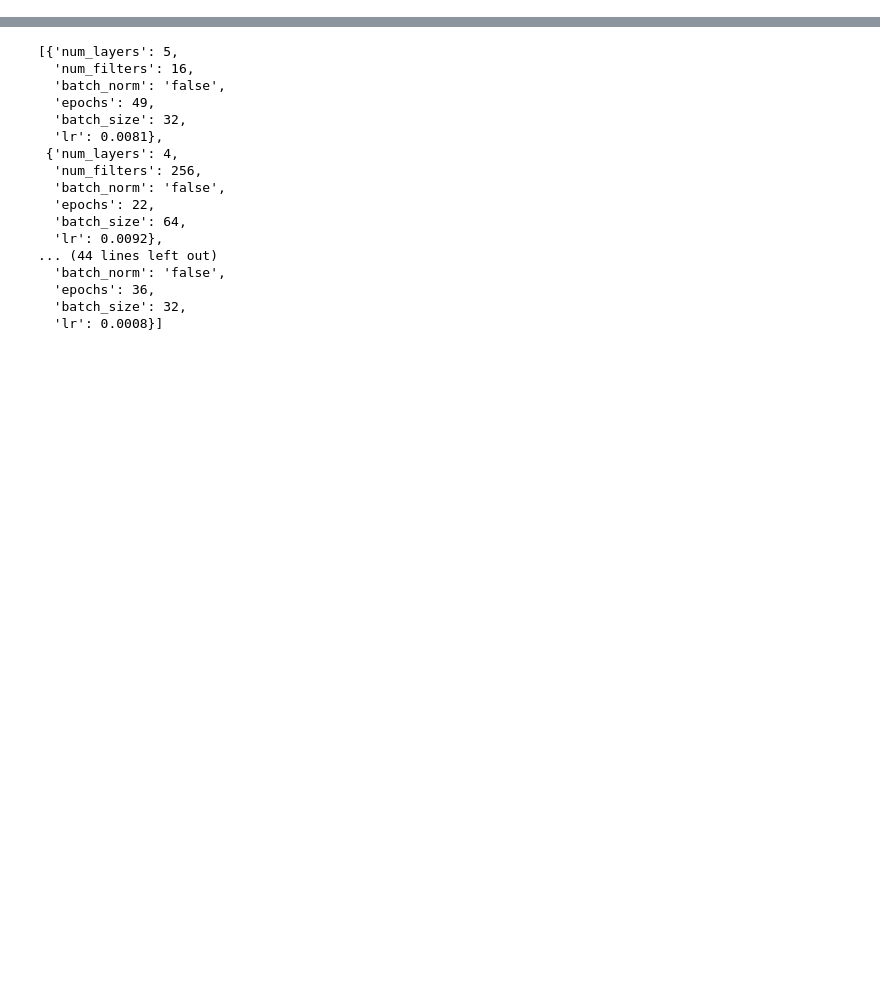
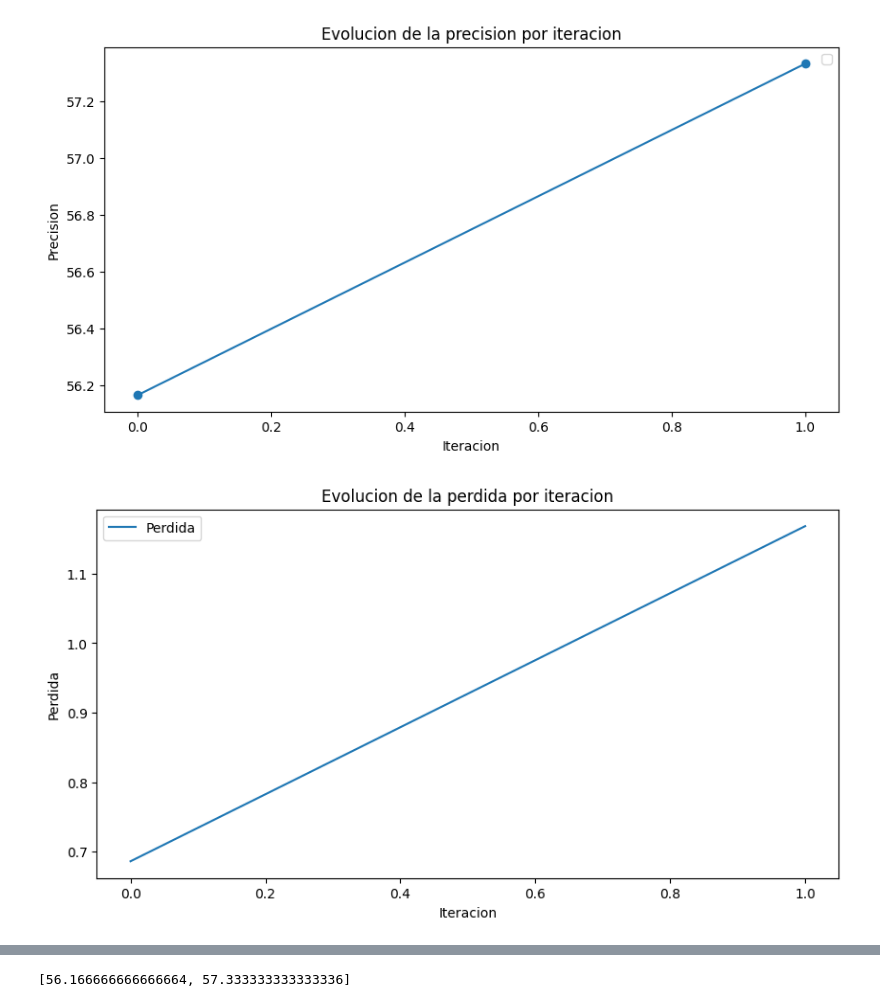
Before and after one commit to lukipuki0/GWO, a Jupyter notebook: GWO_CNN.ipynb, the cells around one changed output, grey strips where cells are left out. Cells and saved outputs as stored; diff of their text form; code cells hidden in the pictures; blank space fills up the shorter version.

```diff
--- a/GWO_CNN.ipynb
+++ b/GWO_CNN.ipynb
@@ -2,0 +27,11 @@
+# %%
+drive.mount('/content/drive')
+
+def crear_carpeta_ejecucion(base_path):
+    # Obtener el timestamp actual
+    timestamp = datetime.datetime.now().strftime('%Y-%m-%d_%H-%M-%S')
+    # Crear el nombre de la carpeta con base en el timestamp
+    execution_folder = os.path.join(base_path, f'Ejecucion_GWO_{timestamp}')
+    # Crear la carpeta
+    os.makedirs(execution_folder, exist_ok=True)
+    return execution_folder
@@ -377,22 +608,16 @@ print("\nTiempo total en segundos ", best_time)
 # %%
 #mostrar resultados por iteracion
-#mostrar grafico de la evolucion de la funcion objetivo
-plt.figure(figsize=(10, 5))
-plt.plot(best_value_per_iteration, label='Funcion Objetivo')
-plt.title('Evolucion de la funcion objetivo por iteracion')
-plt.xlabel('Iteracion')
-plt.ylabel('Valor')
-plt.legend()
-plt.show()
 
 #mostrar grafico de la evolucion de la precision
 plt.figure(figsize=(10, 5))
-plt.plot(best_accuracy_per_iteration, label='Precision')
+plt.plot(best_accuracy_per_iteration, marker='o', linestyle='-')
 plt.title('Evolucion de la precision por iteracion')
 plt.xlabel('Iteracion')
 plt.ylabel('Precision')
 plt.legend()
 plt.show()
+
+
 
 #mostrar grafico de la evolucion de la perdida
 plt.figure(figsize=(10, 5))
@@ -411,3 +636,4 @@ plt.xlabel('Iteracion')
 plt.ylabel('Tiempo de ejecucion')
 plt.legend()
 plt.show()
+# %% [output]
@@ -413,0 +641,2 @@ plt.show()
+[figure, added]
+[figure, added]
@@ -414,50 +644,4 @@ plt.show()
-# %%
-import random
-
-# Inicializar población de lobos (soluciones aleatorias)
-
-
-def initialize_population(param_ranges):
-    wolf = {}
-    for param, options in param_ranges.items():
-        if isinstance(options, list):  # Si las opciones son una lista
-            wolf[param] = random.choice(options)  # Selecciona un valor aleatorio de la lista
-        elif isinstance(options, tuple):  # Para rangos num�ricos, como 'lr' y epochs
-            wolf[param] = round(random.uniform(options[0], options[1]), 4)  # Genera un valor flotante aleatorio para lr, redondeado en 4 decimales
-            if param == "epochs":
-                wolf[param] = int(wolf[param])  # Asegurar que epochs sea un entero
-    return wolf
-
-# Definición de los hiperparámetros con sus rangos
-param_ranges = {
-    "num_layers": [2, 3, 4, 5],  # Número de capas convolucionales
-    "num_filters": [16, 32, 64, 128, 256],  # Número de filtros en cada capa
-    "batch_norm": ["true", "false"],  # Usar o no Batch Normalization
-    "epochs": (20, 50),  # Número de épocas
-    "batch_size": [16, 32, 64],  # Tamaño del lote
-    "lr": (0.0001, 0.01)  # Tasa de aprendizaje
-}
-nwolves = 10
-# Inicialización de la población de lobos
-wolves = [initialize_population(param_ranges) for _ in range(nwolves)]
-#wolves = initialize_population(nwolves, param_ranges)
-
-wolves
-# %% [output]
-[{'num_layers': 5,
-  'num_filters': 16,
-  'batch_norm': 'false',
-  'epochs': 49,
-  'batch_size': 32,
-  'lr': 0.0081},
- {'num_layers': 4,
-  'num_filters': 256,
-  'batch_norm': 'false',
-  'epochs': 22,
-  'batch_size': 64,
-  'lr': 0.0092},
-... (44 lines left out)
-  'batch_norm': 'false',
-  'epochs': 36,
-  'batch_size': 32,
-  'lr': 0.0008}]
+# %%
+best_accuracy_per_iteration
+# %% [output]
+[56.166666666666664, 57.333333333333336]
```
Also changed, not shown: parts of 7 cells of this notebook.
